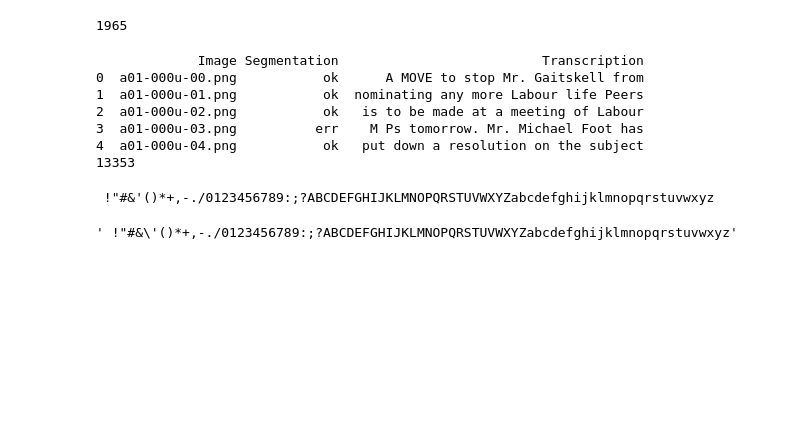
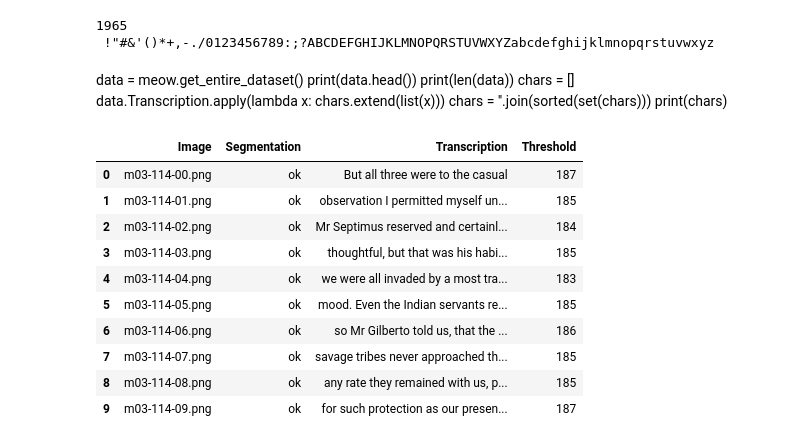
Before and after one commit to git22abhishek/pytorchHTR, a Jupyter notebook: experiment.ipynb, the cells around one changed output. Cells and saved outputs as stored; diff of their text form; code cells hidden in the pictures; blank space fills up the shorter version.

```diff
--- a/experiment.ipynb
+++ b/experiment.ipynb
@@ -5,25 +10,29 @@ meow = IAM('/mnt/d/Machine-Learning/Datasets/iamdataset/uncompressed', split='te
 # %%
-len(meow)
+print(len(test_set))
+charset = test_set.charset
+print(charset)
 # %% [output]
 1965
+ !"#&'()*+,-./0123456789:;?ABCDEFGHIJKLMNOPQRSTUVWXYZabcdefghijklmnopqrstuvwxyz
-# %%
-data = meow.get_entire_dataset()
-print(data.head())
-print(len(data))
-# %% [output]
-             Image Segmentation                          Transcription
-0  a01-000u-00.png           ok      A MOVE to stop Mr. Gaitskell from
-1  a01-000u-01.png           ok  nominating any more Labour life Peers
-2  a01-000u-02.png           ok   is to be made at a meeting of Labour
-3  a01-000u-03.png          err    M Ps tomorrow. Mr. Michael Foot has
-4  a01-000u-04.png           ok   put down a resolution on the subject
-13353
-# %%
-chars = []
-data.Transcription.apply(lambda x: chars.extend(list(x)))
-chars = ''.join(sorted(set(chars)))
-print(chars)
-chars
-# %% [output]
- !"#&'()*+,-./0123456789:;?ABCDEFGHIJKLMNOPQRSTUVWXYZabcdefghijklmnopqrstuvwxyz
-' !"#&\'()*+,-./0123456789:;?ABCDEFGHIJKLMNOPQRSTUVWXYZabcdefghijklmnopqrstuvwxyz'
+# %% [markdown]
+data = meow.get_entire_dataset()
+print(data.head())
+print(len(data))
+chars = []
+data.Transcription.apply(lambda x: chars.extend(list(x)))
+chars = ''.join(sorted(set(chars)))
+print(chars)
+# %%
+test_set.data.head(10)
+# %% [output]
+|  | Image | Segmentation | Transcription | Threshold |
+| 0 | m03-114-00.png | ok | But all three were to the casual | 187 |
+| 1 | m03-114-01.png | ok | observation I permitted myself un... | 185 |
+| 2 | m03-114-02.png | ok | Mr Septimus reserved and certainl... | 184 |
+| 3 | m03-114-03.png | ok | thoughtful, but that was his habi... | 185 |
+| 4 | m03-114-04.png | ok | we were all invaded by a most tra... | 183 |
+| 5 | m03-114-05.png | ok | mood. Even the Indian servants re... | 185 |
+| 6 | m03-114-06.png | ok | so Mr Gilberto told us, that the ... | 186 |
+| 7 | m03-114-07.png | ok | savage tribes never approached th... | 185 |
+| 8 | m03-114-08.png | ok | any rate they remained with us, p... | 185 |
+| 9 | m03-114-09.png | ok | for such protection as our presen... | 187 |
```
Also changed, not shown: parts of 18 cells of this notebook, 3 other files.
